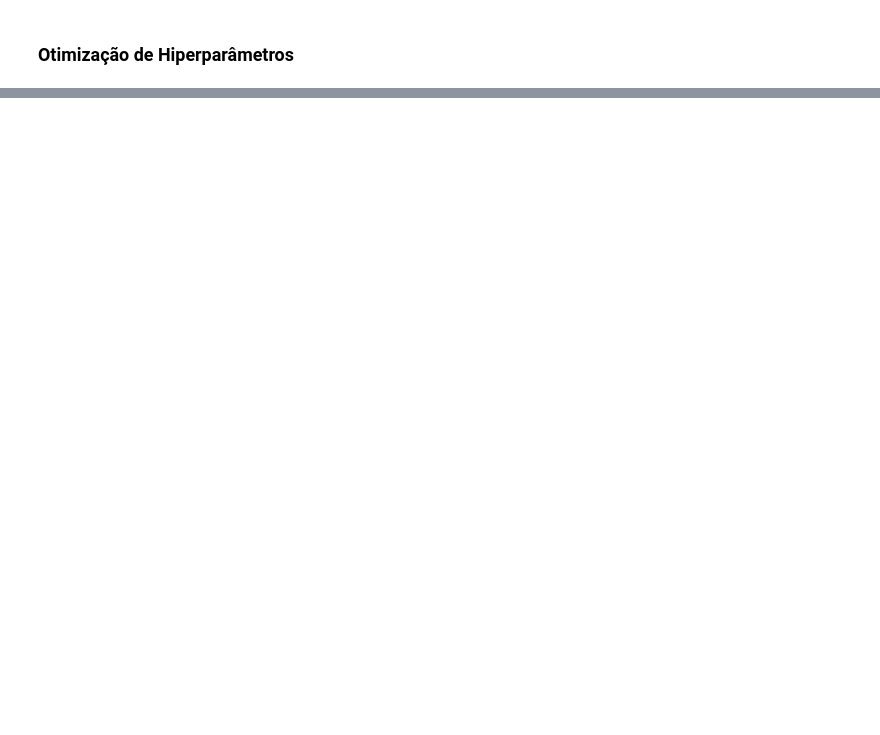
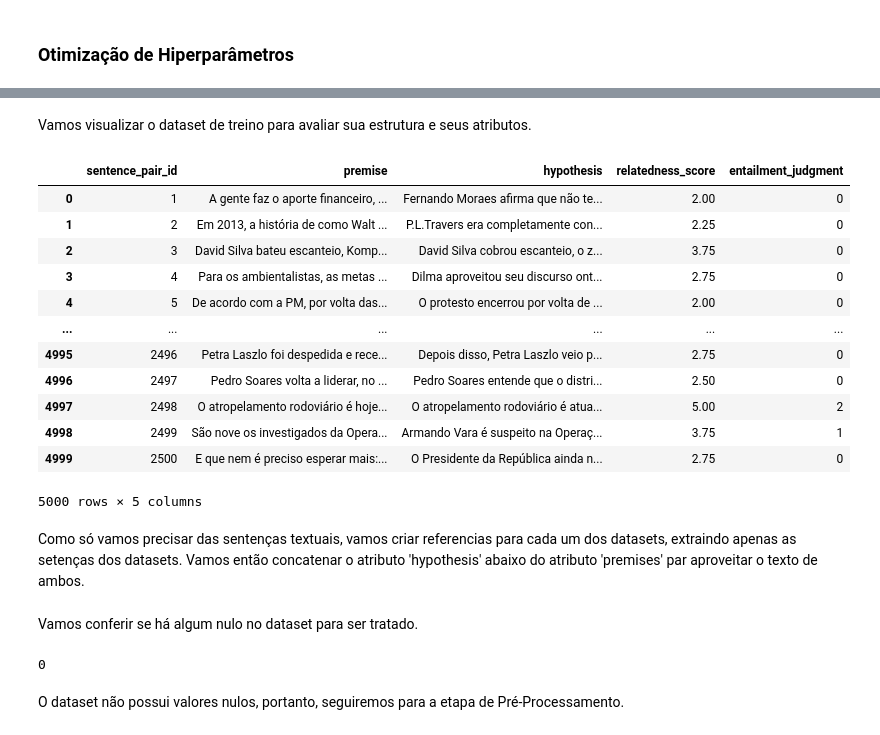
Before and after one commit to fppfurtado/mvp-pos-ciencia-de-dados, a Jupyter notebook: Projeto_MVP_Sprint_II.ipynb, the cells around one changed output, grey strips where cells are left out. Saved outputs shown, nothing was run; the diff lists cells and outputs as text; code cells hidden in the pictures; blank space fills up the shorter version.

```diff
--- a/Projeto_MVP_Sprint_II.ipynb
+++ b/Projeto_MVP_Sprint_II.ipynb
@@ -876,0 +1091,2 @@ Pipeline(steps=[('std',
+# %%
+dataset = load_dataset("assin")
@@ -876,0 +1116,20 @@ Pipeline(steps=[('std',
+# %% [markdown]
+Vamos visualizar o dataset de treino para avaliar sua estrutura e seus atributos.
+# %%
+pd.DataFrame(dataset['train'])
+# %% [output]
+|  | sentence_pair_id | premise | hypothesis | relatedness_score | entailment_judgment |
+| 0 | 1 | A gente faz o aporte financeiro, ... | Fernando Moraes afirma que não te... | 2.00 | 0 |
+| 1 | 2 | Em 2013, a história de como Walt ... | P.L.Travers era completamente con... | 2.25 | 0 |
+| 2 | 3 | David Silva bateu escanteio, Komp... | David Silva cobrou escanteio, o z... | 3.75 | 0 |
+| 3 | 4 | Para os ambientalistas, as metas ... | Dilma aproveitou seu discurso ont... | 2.75 | 0 |
+| 4 | 5 | De acordo com a PM, por volta das... | O protesto encerrou por volta de ... | 2.00 | 0 |
+| ... | ... | ... | ... | ... | ... |
+| 4995 | 2496 | Petra Laszlo foi despedida e rece... | Depois disso, Petra Laszlo veio p... | 2.75 | 0 |
+| 4996 | 2497 | Pedro Soares volta a liderar, no ... | Pedro Soares entende que o distri... | 2.50 | 0 |
+| 4997 | 2498 | O atropelamento rodoviário é hoje... | O atropelamento rodoviário é atua... | 5.00 | 2 |
+| 4998 | 2499 | São nove os investigados da Opera... | Armando Vara é suspeito na Operaç... | 3.75 | 1 |
+| 4999 | 2500 | E que nem é preciso esperar mais:... | O Presidente da República ainda n... | 2.75 | 0 |
+5000 rows × 5 columns
+# %% [markdown]
+Como só vamos precisar das sentenças textuais, vamos criar referencias para cada um dos datasets, extraindo apenas as setenças dos datasets. Vamos então concatenar o atributo 'hypothesis' abaixo do atributo 'premises' par aproveitar o texto de ambos.
@@ -876,0 +1140,8 @@ Pipeline(steps=[('std',
+# %% [markdown]
+Vamos conferir se há algum nulo no dataset para ser tratado.
+# %%
+train_dataset.isna().any().sum()
+# %% [output]
+0
+# %% [markdown]
+O dataset não possui valores nulos, portanto, seguiremos para a etapa de Pré-Processamento.
```
Also changed, not shown: parts of 183 cells of this notebook.
